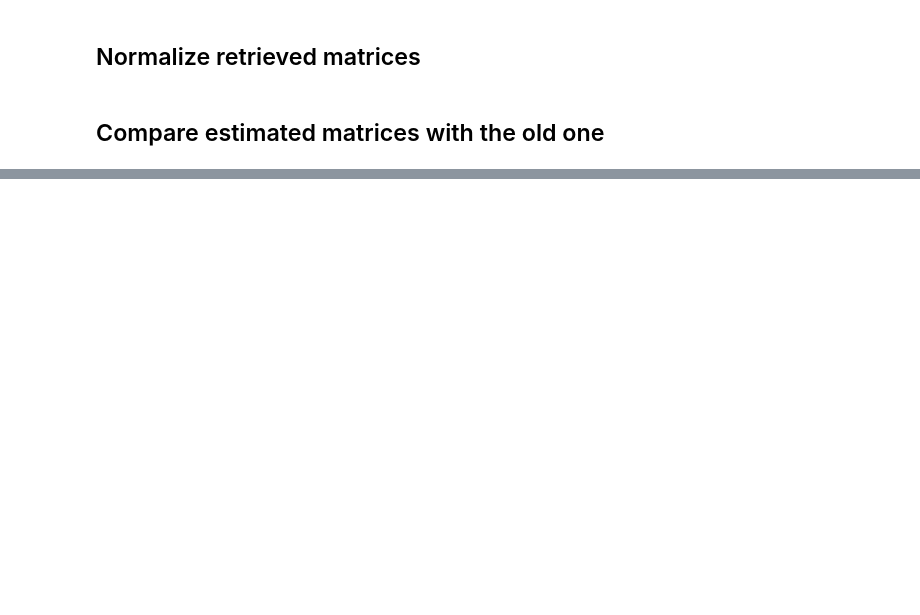
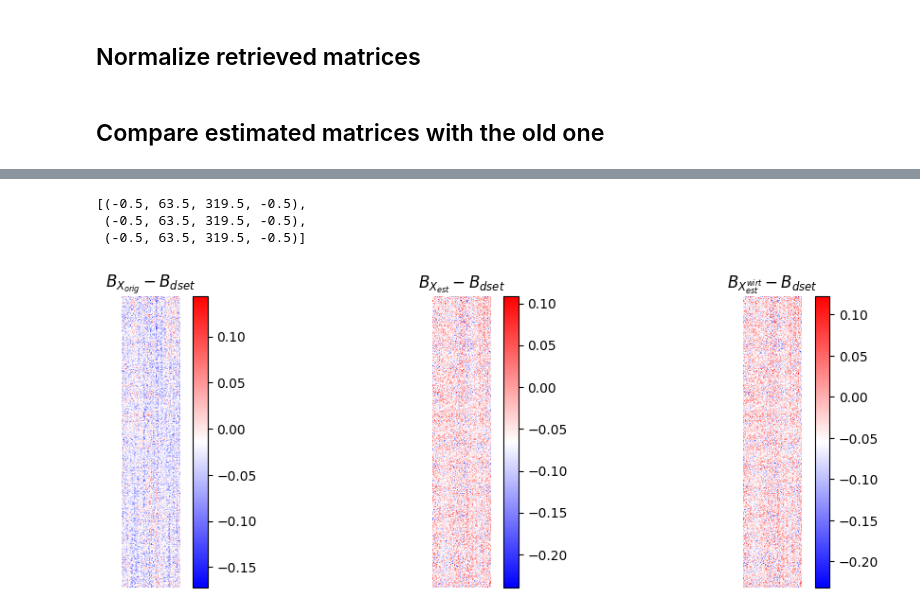
Before and after one commit to jysru/pim_methods, a Jupyter notebook: check_pim_tmr_diffuser.ipynb, the cells around one changed output, grey strips where cells are left out. Cells and saved outputs as stored; diff of their text form; code cells hidden in the pictures; blank space fills up the shorter version.

```diff
--- a/check_pim_tmr_diffuser.ipynb
+++ b/check_pim_tmr_diffuser.ipynb
@@ -75,0 +118,16 @@ pls.append(axs[5].imshow(np.angle(X2.T), cmap="twilight"))
+# %%
+titles = [r"$B_{X_{orig}} - B_{dset}$", r"$B_{X_{est}} - B_{dset}$", r"$B_{X_{est}^{wirt}} - B_{dset}$"]
+pls = []
+
+fig, axs = plt.subplots(1, 3, figsize=(12,4))
+pls.append(axs[0].imshow(B_X / np.max(B_X) - B / np.max(B), cmap="bwr"))
+pls.append(axs[1].imshow(B_X1 / np.max(B_X2) - B / np.max(B), cmap="bwr"))
+pls.append(axs[2].imshow(B_X1 / np.max(B_X1) - B / np.max(B), cmap="bwr"))
+[ plt.colorbar(pls[i], ax=axs[i]) for i in range(len(pls)) ]
+[ axs[i].set_title(titles[i]) for i in range(len(pls)) ]
+[ axs[i].axis('off') for i in range(len(pls)) ]
+# %% [output]
+[(-0.5, 63.5, 319.5, -0.5),
+ (-0.5, 63.5, 319.5, -0.5),
+ (-0.5, 63.5, 319.5, -0.5)]
+[figure, added]
```
Also changed, not shown: parts of 10 cells of this notebook.
